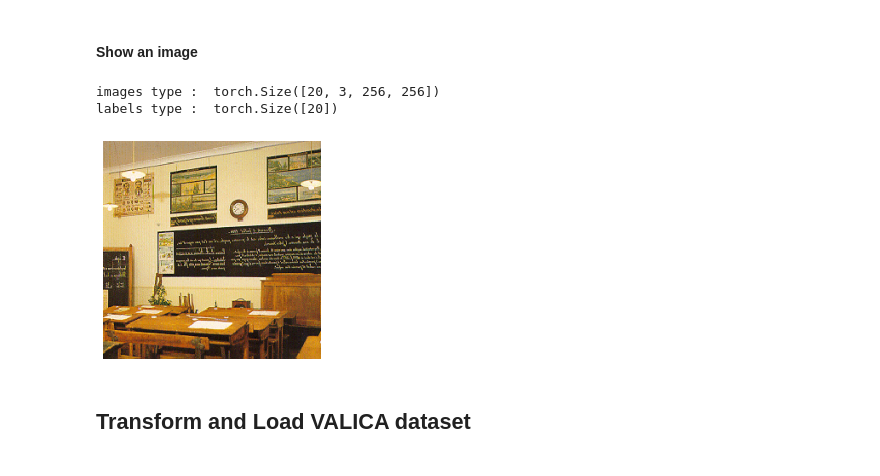
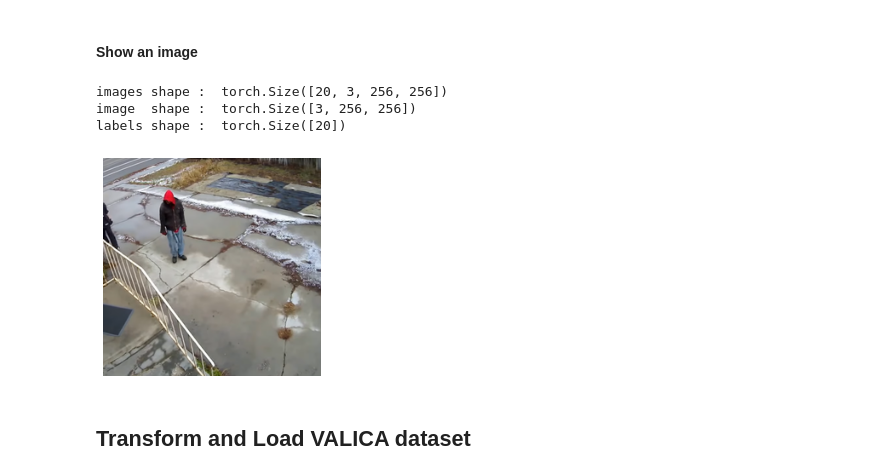
Before and after one commit to Tartenpi0m/Human-Detection-AI, a Jupyter notebook: ia_try.ipynb, the cells around one changed output. Saved outputs shown, nothing was run; the diff lists cells and outputs as text; code cells hidden in the pictures.

```diff
--- a/ia_try.ipynb
+++ b/ia_try.ipynb
@@ -47,15 +46,17 @@ test_dataloader = torch.utils.data.DataLoader(test_dataset, batch_size=20, shuff
 #### Show an image
 # %%
 images, labels = next(iter(train_dataloader))
+image = images[0]
+helper.imshow(image, normalize=False)
 
-helper.imshow(images[2], normalize=False)
-
-print("images type : ", images.shape)
-print("labels type : ", labels.shape)
+print("images shape : ", images.shape)
+print("image  shape : ", image.shape)
+print("labels shape : ", labels.shape)
 # %% [output]
-images type :  torch.Size([20, 3, 256, 256])
-labels type :  torch.Size([20])
+images shape :  torch.Size([20, 3, 256, 256])
+image  shape :  torch.Size([3, 256, 256])
+labels shape :  torch.Size([20])
-[figure, old version]
+[figure, new version]
 # %% [markdown]
 ## Transform and Load VALICA dataset
 # %%
```
Also changed, not shown: parts of 17 cells of this notebook.
